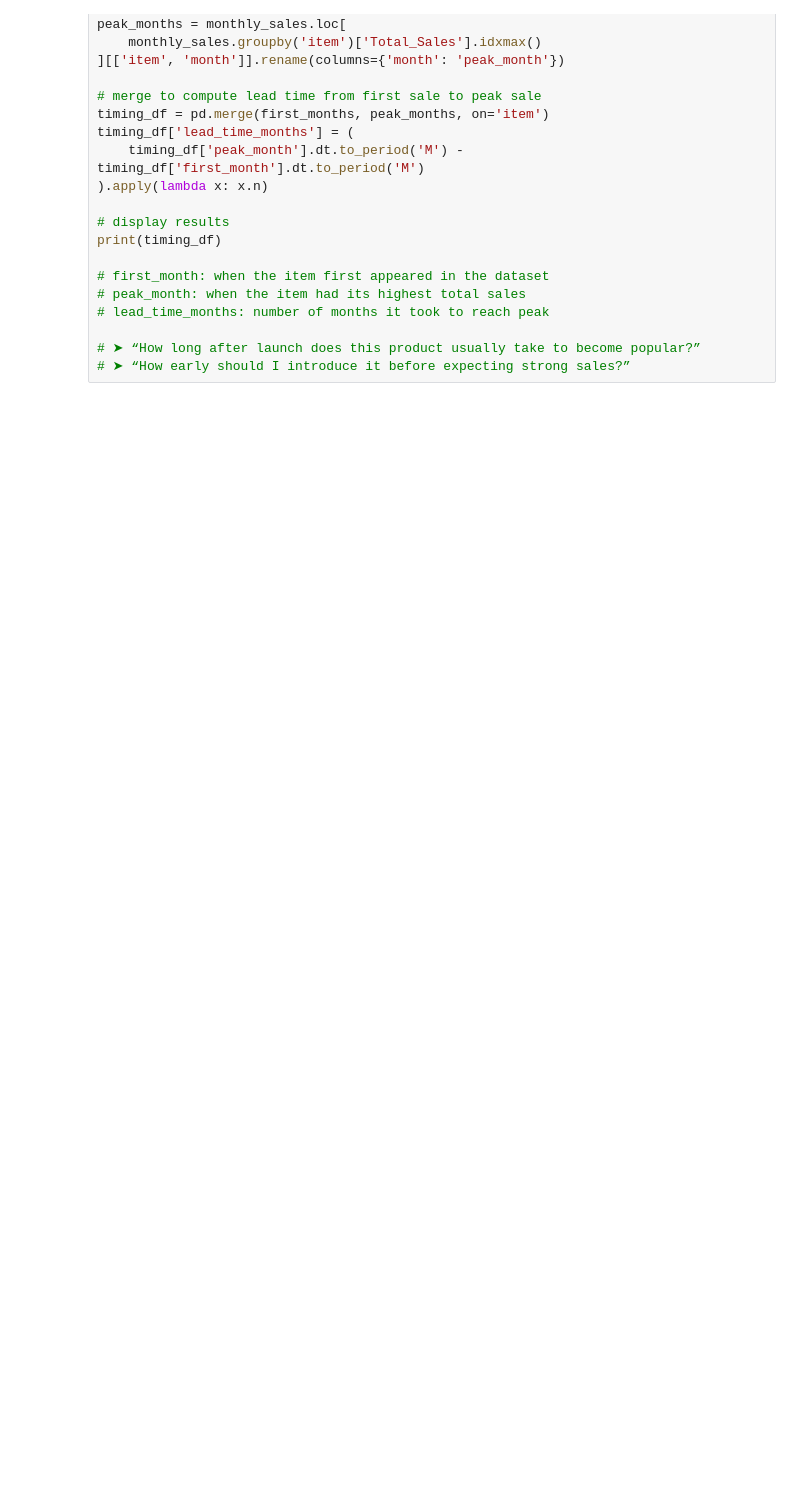
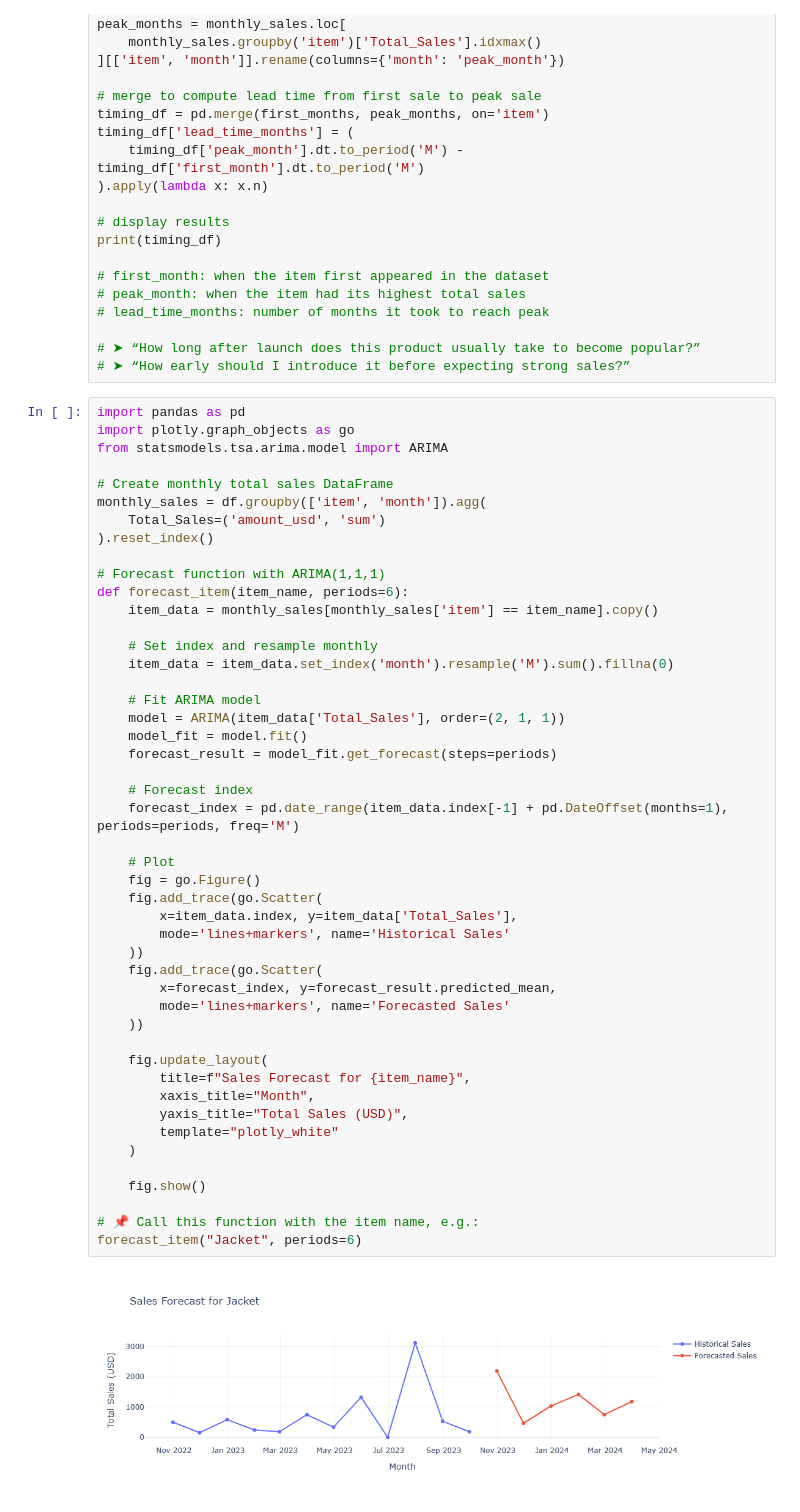
Before and after one commit to vivianli1337/ds4420_project, a Jupyter notebook: TESTING.ipynb, the cells around one changed output. Cells and saved outputs as stored; diff of their text form; blank space fills up the shorter version.

```diff
--- a/TESTING.ipynb
+++ b/TESTING.ipynb
@@ -635,3 +635,52 @@ print(timing_df)
 
 # ➤ “How long after launch does this product usually take to become popular?”
 # ➤ “How early should I introduce it before expecting strong sales?”
+# %%
+import pandas as pd
+import plotly.graph_objects as go
+from statsmodels.tsa.arima.model import ARIMA
+
+# Create monthly total sales DataFrame
+monthly_sales = df.groupby(['item', 'month']).agg(
+    Total_Sales=('amount_usd', 'sum')
+).reset_index()
+
+# Forecast function with ARIMA(1,1,1)
+def forecast_item(item_name, periods=6):
+    item_data = monthly_sales[monthly_sales['item'] == item_name].copy()
+
+    # Set index and resample monthly
+    item_data = item_data.set_index('month').resample('M').sum().fillna(0)
+
+    # Fit ARIMA model
+    model = ARIMA(item_data['Total_Sales'], order=(2, 1, 1))
+    model_fit = model.fit()
+    forecast_result = model_fit.get_forecast(steps=periods)
+
+    # Forecast index
+    forecast_index = pd.date_range(item_data.index[-1] + pd.DateOffset(months=1), periods=periods, freq='M')
+
+    # Plot
+    fig = go.Figure()
+    fig.add_trace(go.Scatter(
+        x=item_data.index, y=item_data['Total_Sales'],
+        mode='lines+markers', name='Historical Sales'
+    ))
+    fig.add_trace(go.Scatter(
+        x=forecast_index, y=forecast_result.predicted_mean,
+        mode='lines+markers', name='Forecasted Sales'
+    ))
+
+    fig.update_layout(
+        title=f"Sales Forecast for {item_name}",
+        xaxis_title="Month",
+        yaxis_title="Total Sales (USD)",
+        template="plotly_white"
+    )
+
+    fig.show()
+
+# 📌 Call this function with the item name, e.g.:
+forecast_item("Jacket", periods=6)
+# %% [output]
+[figure, added]
```
Also changed, not shown: parts of 5 cells of this notebook, 1 other file.
